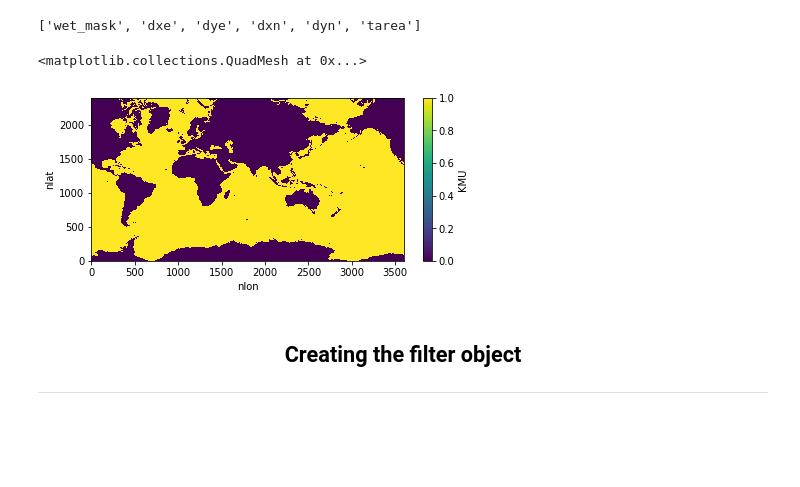
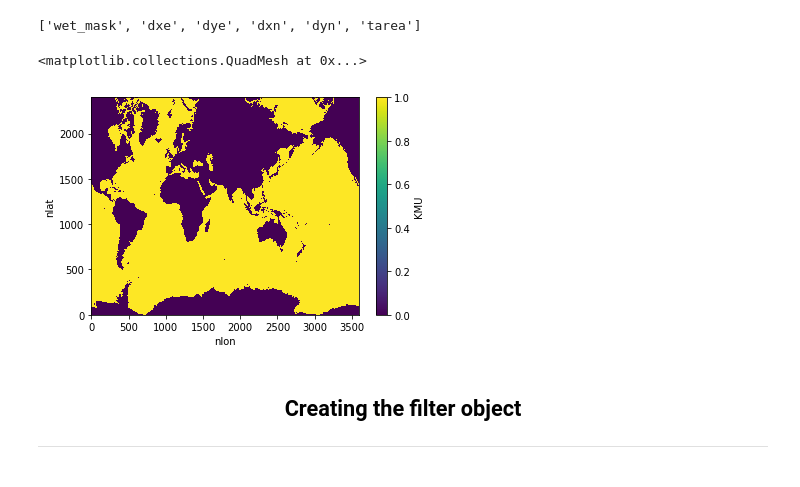
Before and after one commit to NoraLoose/ams2022-talk, a Jupyter notebook: index.ipynb, the cells around one changed output. Drawn from its saved outputs; the diff is of its cells as text; code cells hidden in the pictures; blank space fills up the shorter version.

```diff
--- a/index.ipynb
+++ b/index.ipynb
@@ -205,15 +205,17 @@ import xarray as xr
 import gcm_filters
 # %%
 # download 1 snapshot of full-depth velocity data from POP 0.1 degree simulation (4.6 GB)
-import pooch
+#import pooch
+#
+#fname = pooch.retrieve(
+#    url="doi:10.6084/m9.figshare.18738593.v1/POP_velocities_0.1degree.nc",
+#    known_hash="md5:66b5dbbc0da68366aaa4355c17294211"
+#)
+#ds = xr.open_dataset(fname, chunks={'z_t': 1})
 
-fname = pooch.retrieve(
-    url="doi:10.6084/m9.figshare.18738593.v1/POP_velocities_0.1degree.nc",
-    known_hash="md5:66b5dbbc0da68366aaa4355c17294211"
-)
-ds = xr.open_dataset(fname, chunks={'z_t': 1})
+#######
 # alternatively, if you are on casper:
-# ds = xr.open_dataset('/glade/scratch/noraloose/tripolar_POP_data.nc', chunks={'z_t': 1})
+ds = xr.open_dataset('/glade/scratch/noraloose/tripolar_POP_data.nc', chunks={'z_t': 1})
 # %%
 ds = ds.astype(np.float64)
 # %% [markdown]
@@ -240,10 +242,10 @@ gcm_filters.required_grid_vars(gcm_filters.GridType.TRIPOLAR_POP_WITH_LAND)
 # %%
 wet_mask = xr.where(ds['KMU']>0, 1, 0)
 # %%
-wet_mask.plot(figsize=(7, 3))
+wet_mask.plot()
 # %% [output]
 <matplotlib.collections.QuadMesh at 0x...>
-[figure, old version]
+[figure, new version]
 # %%
 dxe = ds.HUS / 100  # x-spacing centered at eastern T-cell edge in m
 dye = ds.HTE / 100  # y-spacing centered at eastern T-cell edge in m
```
Also changed, not shown: parts of 10 cells of this notebook.
